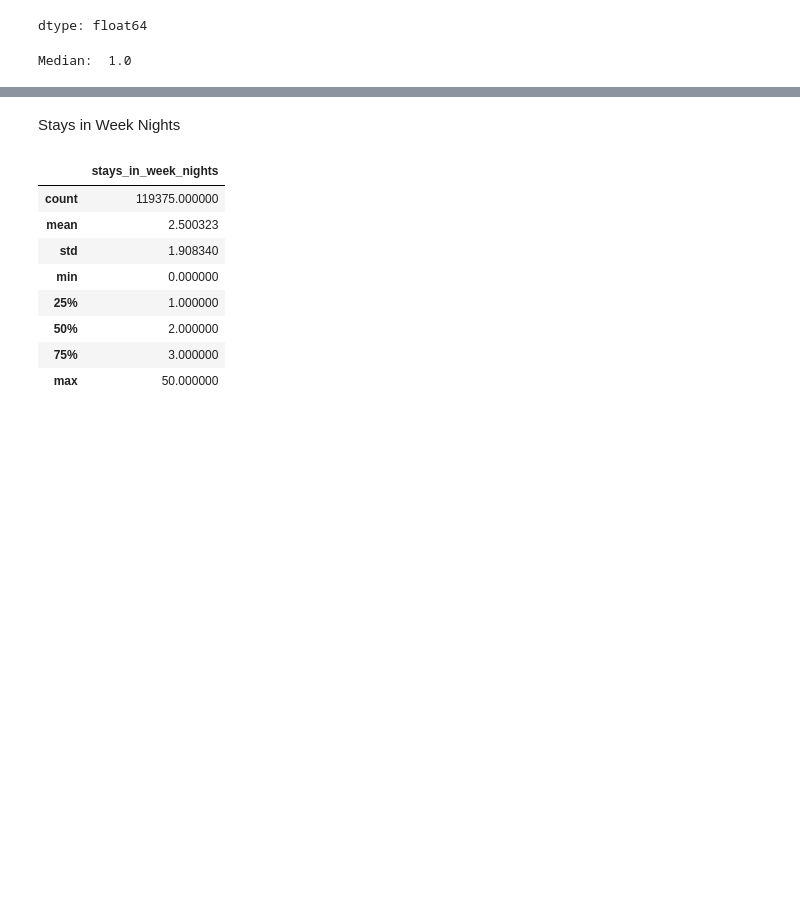
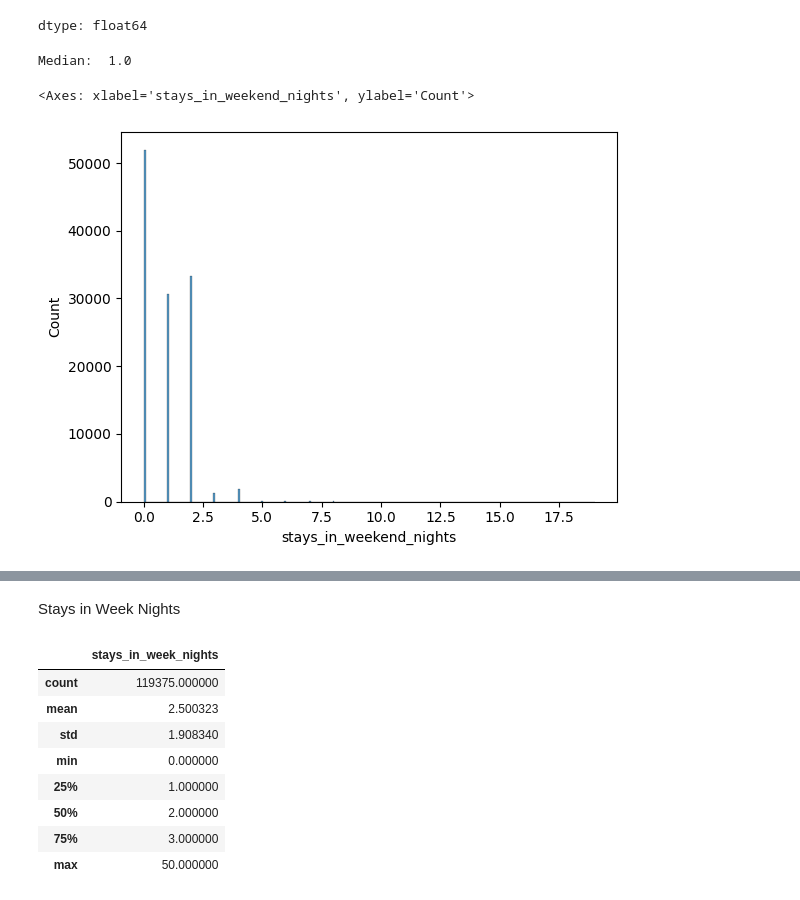
Before and after one commit to Kekkles1/BI-Colab, a Jupyter notebook: BI Assignment.ipynb, the cells around one changed output, grey strips where cells are left out. Saved outputs shown, nothing was run; the diff lists cells and outputs as text; code cells hidden in the pictures; blank space fills up the shorter version.

```diff
--- a/BI Assignment.ipynb
+++ b/BI Assignment.ipynb
@@ -132,3 +137,8 @@ dtype: float64
 print("Median: ", df['stays_in_weekend_nights'].median())
 # %% [output]
 Median:  1.0
+# %%
+sns.histplot(df["stays_in_weekend_nights"])
+# %% [output]
+<Axes: xlabel='stays_in_weekend_nights', ylabel='Count'>
+[figure, added]
```
Also changed, not shown: parts of 24 cells of this notebook.
